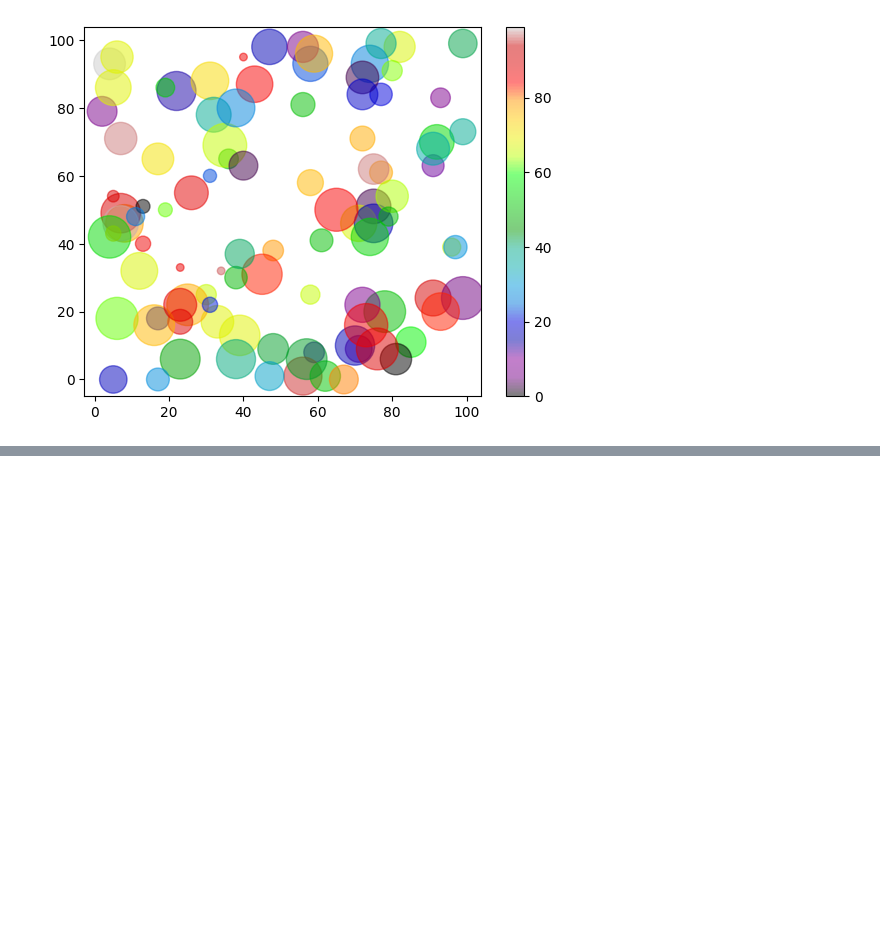
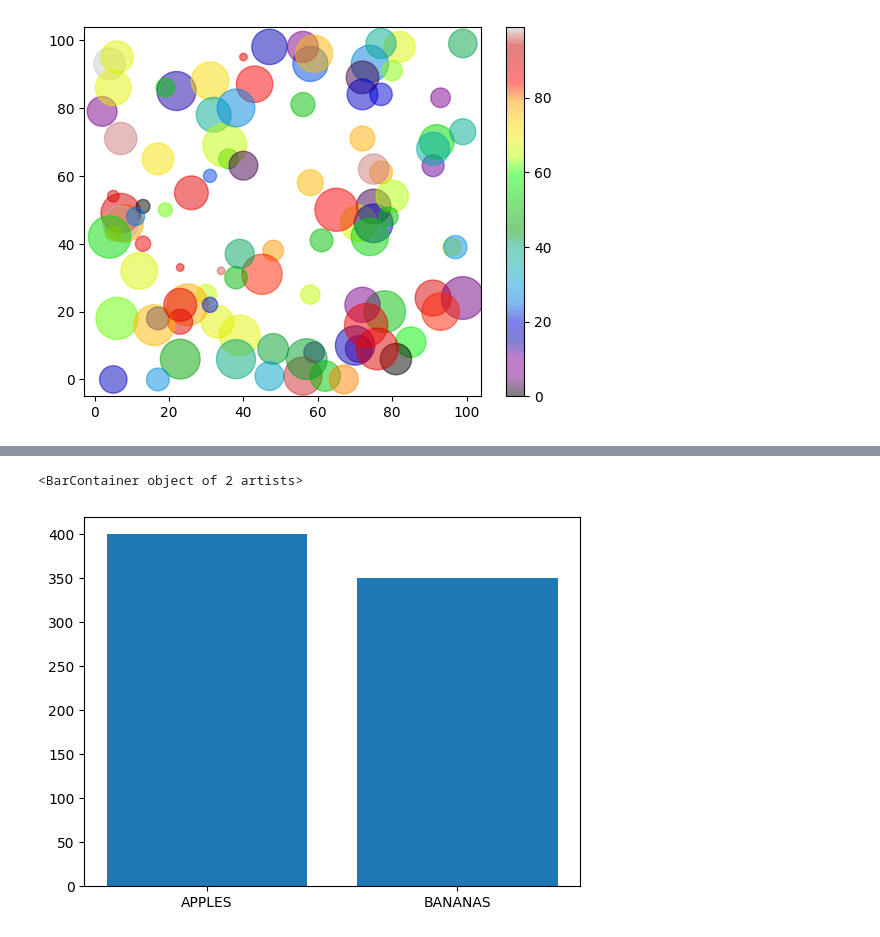
Before and after one commit to kofi-teddy/fluent-python, a Jupyter notebook: ml-matplotlib.ipynb, the cells around one changed output, grey strips where cells are left out. Cells and saved outputs as stored; diff of their text form; code cells hidden in the pictures; blank space fills up the shorter version.

```diff
--- a/ml-matplotlib.ipynb
+++ b/ml-matplotlib.ipynb
@@ -816,0 +832,12 @@ plt.show()
+# %%
+# The bar() function takes arguments that describes the layout of
+# the bars.
+# The categories and their values represented by the first and
+# second argument as arrays.
+
+x = ["APPLES", "BANANAS"]
+y = [400, 350]
+plt.bar(x, y)
+# %% [output]
+<BarContainer object of 2 artists>
+[figure, added]
```
Also changed, not shown: parts of 7 cells of this notebook.
